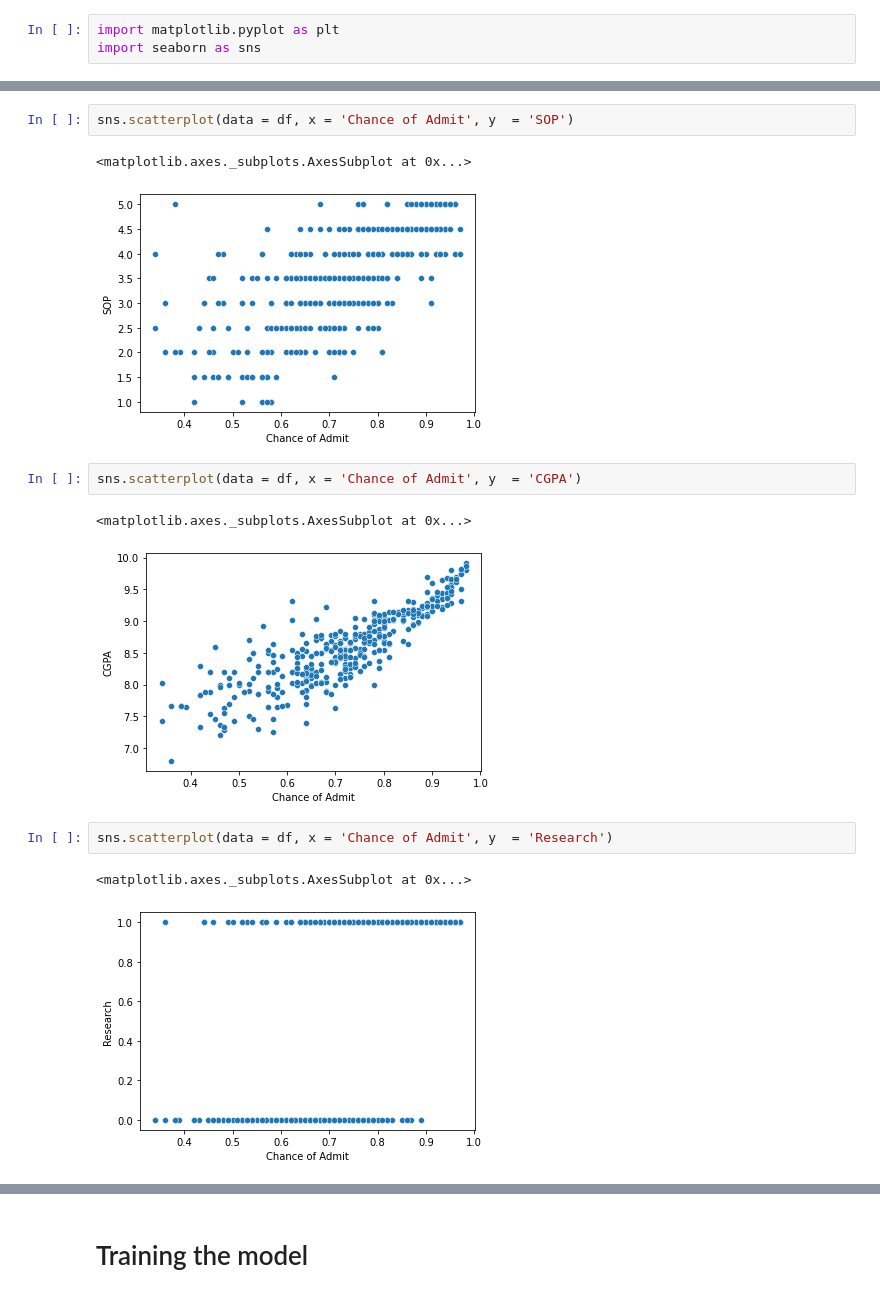
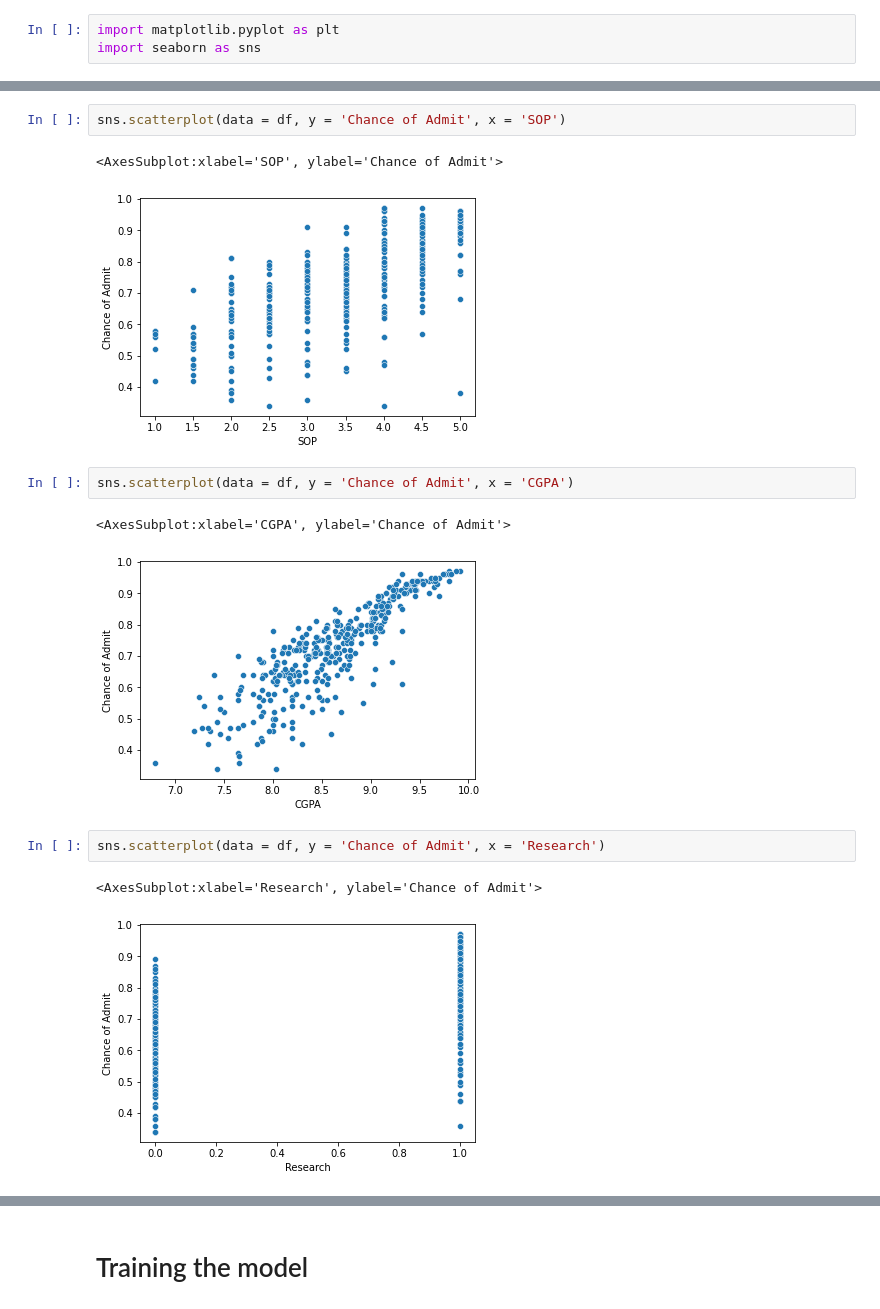
Before and after one commit to daniel-saeedi/SummerSchool-Project1, a Jupyter notebook: AdmissionChancePredictor.ipynb, the cells around one changed output, grey strips where cells are left out. Drawn from its saved outputs; the diff is of its cells as text.

```diff
--- a/AdmissionChancePredictor.ipynb
+++ b/AdmissionChancePredictor.ipynb
@@ -263,16 +268,16 @@ sns.scatterplot(data = df, x = 'Chance of Admit', y  = 'University Rating')
 # %%
-sns.scatterplot(data = df, x = 'Chance of Admit', y  = 'SOP')
+sns.scatterplot(data = df, y = 'Chance of Admit', x = 'SOP')
 # %% [output]
-<matplotlib.axes._subplots.AxesSubplot at 0x...>
+<AxesSubplot:xlabel='SOP', ylabel='Chance of Admit'>
-[figure, old version]
+[figure, new version]
 # %%
-sns.scatterplot(data = df, x = 'Chance of Admit', y  = 'CGPA')
+sns.scatterplot(data = df, y = 'Chance of Admit', x = 'CGPA')
 # %% [output]
-<matplotlib.axes._subplots.AxesSubplot at 0x...>
+<AxesSubplot:xlabel='CGPA', ylabel='Chance of Admit'>
-[figure, old version]
+[figure, new version]
 # %%
-sns.scatterplot(data = df, x = 'Chance of Admit', y  = 'Research')
+sns.scatterplot(data = df, y = 'Chance of Admit', x = 'Research')
 # %% [output]
-<matplotlib.axes._subplots.AxesSubplot at 0x...>
+<AxesSubplot:xlabel='Research', ylabel='Chance of Admit'>
-[figure, old version]
+[figure, new version]
 # %% [markdown]
```
Also changed, not shown: parts of 5 cells of this notebook.
